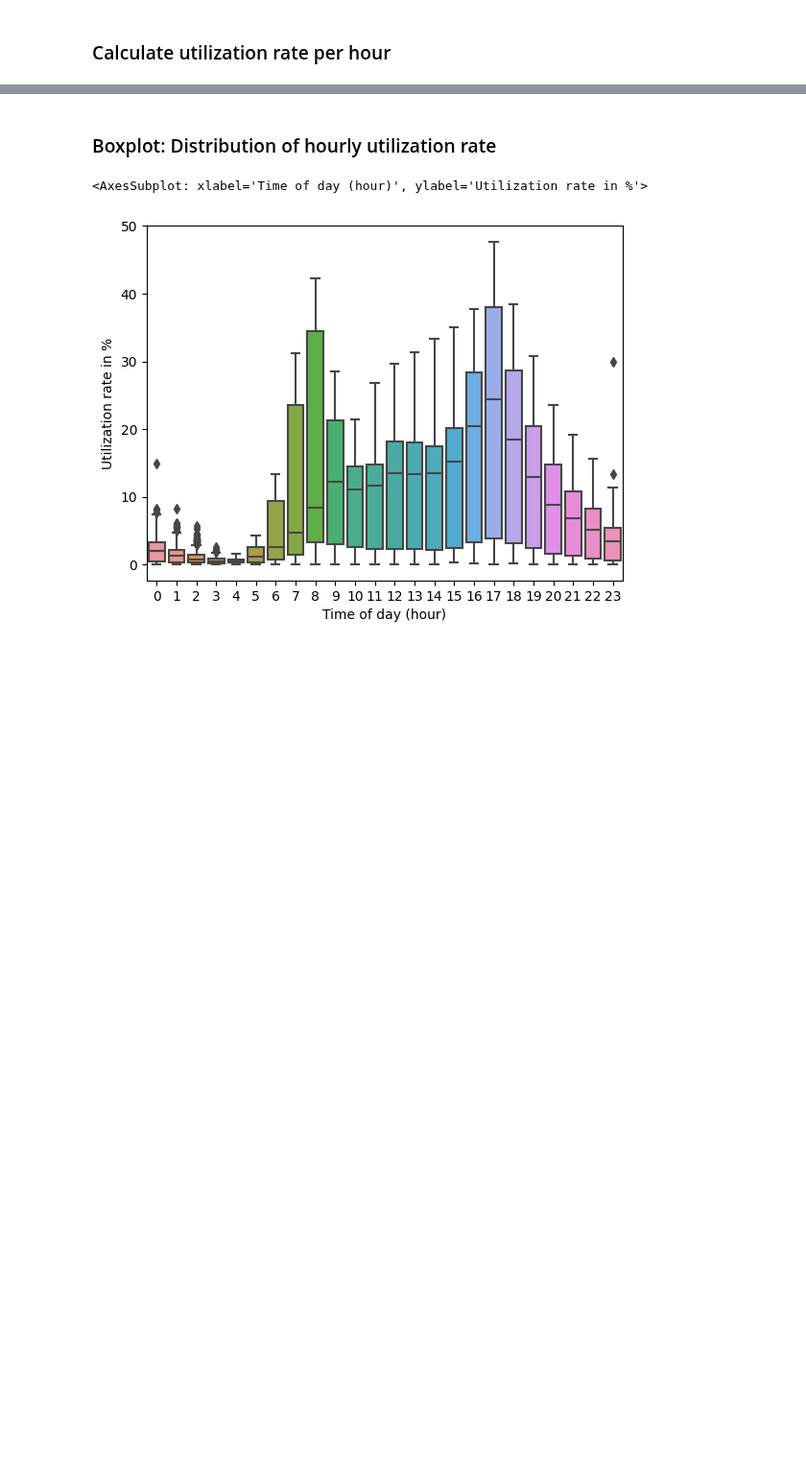
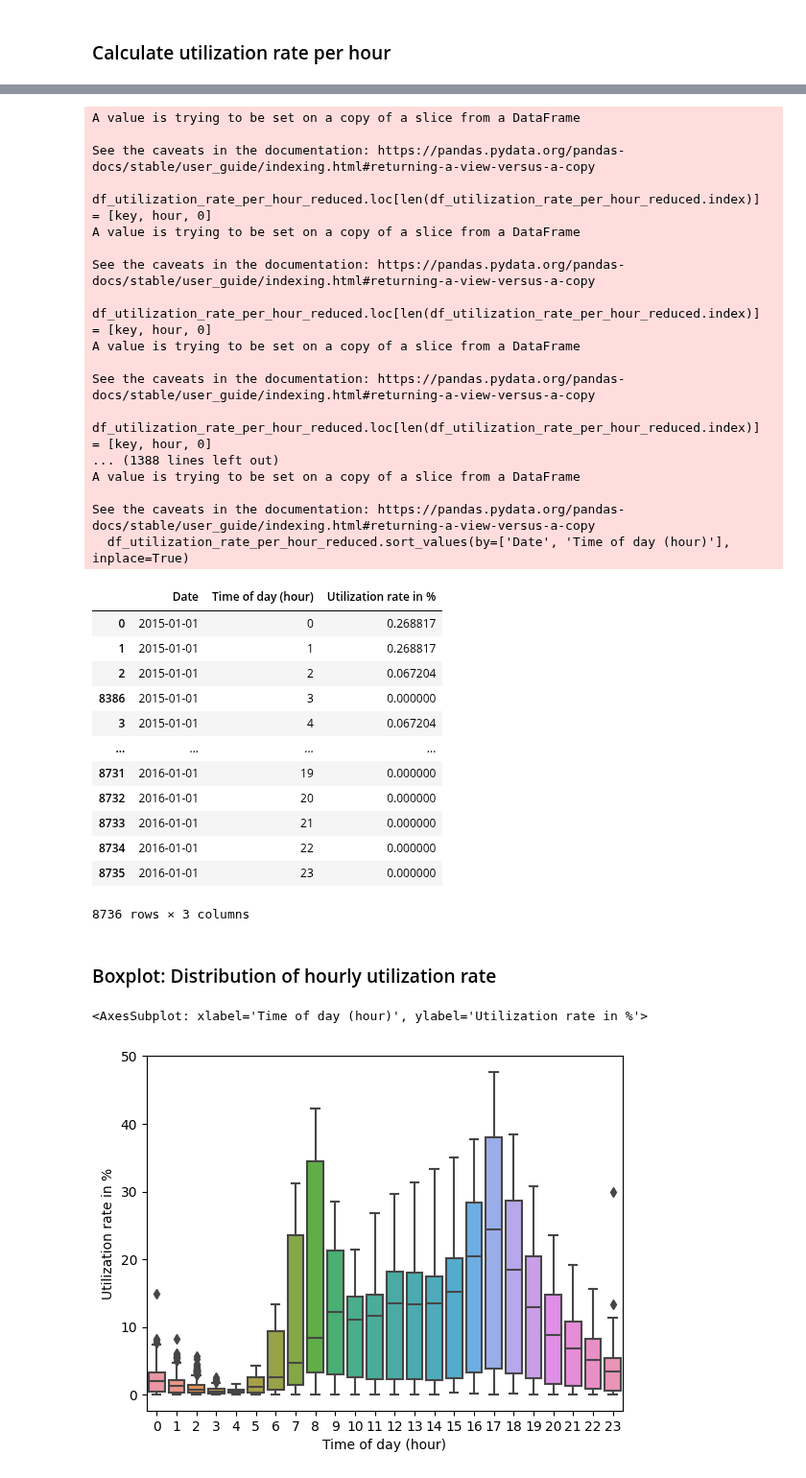
Before and after one commit to RavenRudi/AA_Group16, a Jupyter notebook: kpi_calculation.ipynb, the cells around one changed output, grey strips where cells are left out. Shown at 96% size. Drawn from its saved outputs; the diff is of its cells as text; code cells hidden in the pictures; blank space fills up the shorter version.

```diff
--- a/kpi_calculation.ipynb
+++ b/kpi_calculation.ipynb
@@ -39,3 +45,61 @@ df_utilization_rate_per_hour = df_utilization_rate_per_hour.reset_index(level=1)
+# %%
+df_utilization_rate_per_hour_reset = df_utilization_rate_per_hour.reset_index(level=1)
+
+indexes = df_utilization_rate_per_hour_reset.index.to_list()
+hours = set(range(24))
+
+dict_rides_with_hours = {}
+for index in indexes:
+    if index[0] not in dict_rides_with_hours.keys():
+        dict_rides_with_hours[index[0]] = set([index[1]])
+    else:
+        dict_rides_with_hours[index[0]].add(index[1])
+dict_rides_without_hours = {}
+for key, value in dict_rides_with_hours.items():
+    missing_hours = hours - value
+    if key not in dict_rides_without_hours.keys():
+        dict_rides_without_hours[key] = missing_hours
+df_utilization_rate_per_hour_reset2 = df_utilization_rate_per_hour_reset.reset_index()
+df_utilization_rate_per_hour_reduced = df_utilization_rate_per_hour_reset2[['Date','Time of day (hour)','Utilization rate in %']]
+
+#print(dict_rides_without_hours)
+for key, value in dict_rides_without_hours.items():
+    for hour in value:
+        df_utilization_rate_per_hour_reduced.loc[len(df_utilization_rate_per_hour_reduced.index)] = [key, hour, 0]
+
+df_utilization_rate_per_hour_reduced.sort_values(by=['Date', 'Time of day (hour)'], inplace=True)
+df_utilization_rate_per_hour_reduced
+# %% [output]
+A value is trying to be set on a copy of a slice from a DataFrame
+
+See the caveats in the documentation: https://pandas.pydata.org/pandas-docs/stable/user_guide/indexing.html#returning-a-view-versus-a-copy
+  df_utilization_rate_per_hour_reduced.loc[len(df_utilization_rate_per_hour_reduced.index)] = [key, hour, 0]
+A value is trying to be set on a copy of a slice from a DataFrame
+
+See the caveats in the documentation: https://pandas.pydata.org/pandas-docs/stable/user_guide/indexing.html#returning-a-view-versus-a-copy
+  df_utilization_rate_per_hour_reduced.loc[len(df_utilization_rate_per_hour_reduced.index)] = [key, hour, 0]
+A value is trying to be set on a copy of a slice from a DataFrame
+
+See the caveats in the documentation: https://pandas.pydata.org/pandas-docs/stable/user_guide/indexing.html#returning-a-view-versus-a-copy
+  df_utilization_rate_per_hour_reduced.loc[len(df_utilization_rate_per_hour_reduced.index)] = [key, hour, 0]
+... (1388 lines left out)
+A value is trying to be set on a copy of a slice from a DataFrame
+
+See the caveats in the documentation: https://pandas.pydata.org/pandas-docs/stable/user_guide/indexing.html#returning-a-view-versus-a-copy
+  df_utilization_rate_per_hour_reduced.sort_values(by=['Date', 'Time of day (hour)'], inplace=True)
+|  | Date | Time of day (hour) | Utilization rate in % |
+| 0 | 2015-01-01 | 0 | 0.268817 |
+| 1 | 2015-01-01 | 1 | 0.268817 |
+| 2 | 2015-01-01 | 2 | 0.067204 |
+| 8386 | 2015-01-01 | 3 | 0.000000 |
+| 3 | 2015-01-01 | 4 | 0.067204 |
+| ... | ... | ... | ... |
+| 8731 | 2016-01-01 | 19 | 0.000000 |
+| 8732 | 2016-01-01 | 20 | 0.000000 |
+| 8733 | 2016-01-01 | 21 | 0.000000 |
+| 8734 | 2016-01-01 | 22 | 0.000000 |
+| 8735 | 2016-01-01 | 23 | 0.000000 |
+8736 rows × 3 columns
 # %% [markdown]
 ### Boxplot: Distribution of hourly utilization rate
 # %%
```
Also changed, not shown: parts of 7 cells of this notebook.
